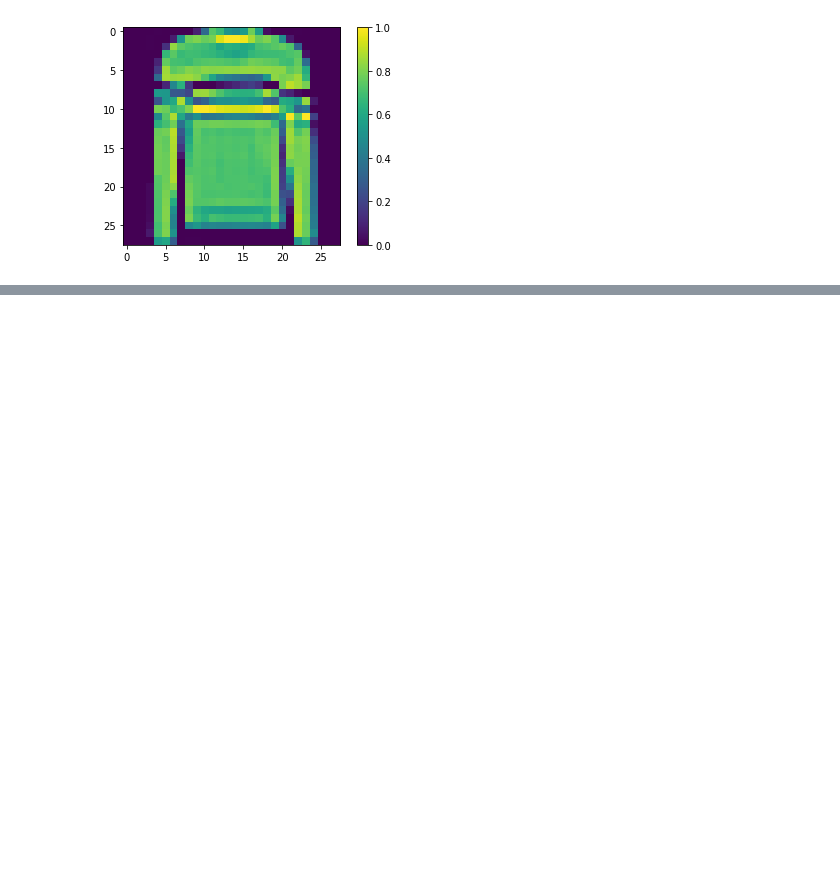
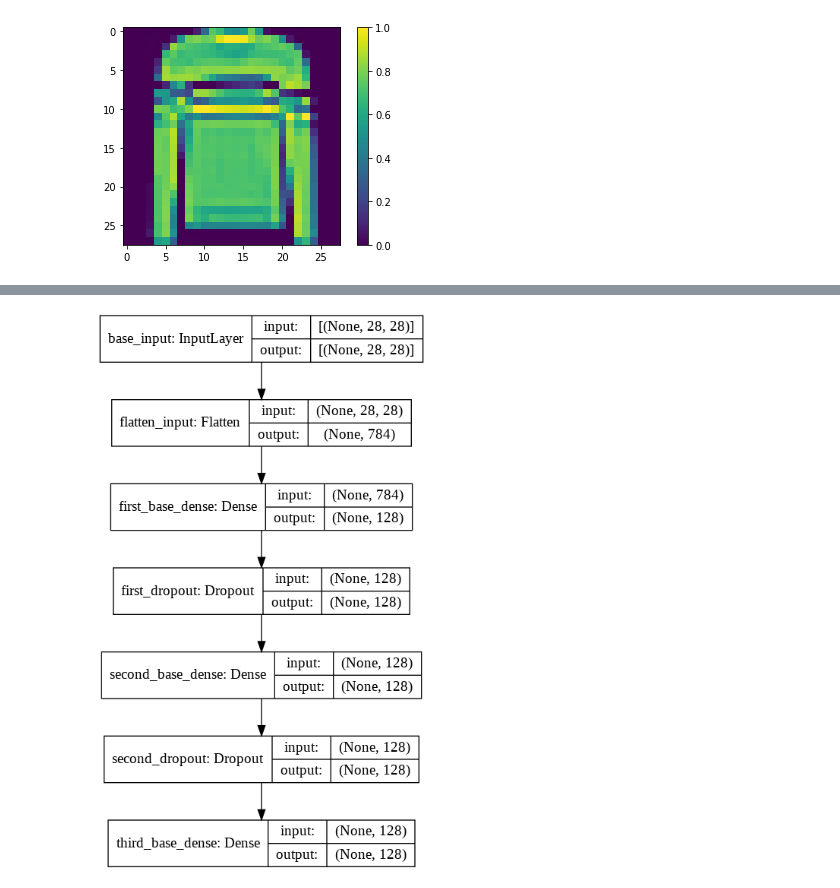
Before and after one commit to sftSalman/tensoflowMaster, a Jupyter notebook: simeseNetwork.ipynb, the cells around one changed output, grey strips where cells are left out. Cells and saved outputs as stored; diff of their text form; code cells hidden in the pictures; blank space fills up the shorter version.

```diff
--- a/simeseNetwork.ipynb
+++ b/simeseNetwork.ipynb
@@ -127,0 +155,5 @@ def ecu_distance (vects):
+# %%
+base_model = base_net()
+plot_model(base_model,show_shapes=True,show_layer_names=True, to_file='b.png')
+# %% [output]
+[figure, added]
```
Also changed, not shown: parts of 12 cells of this notebook.
